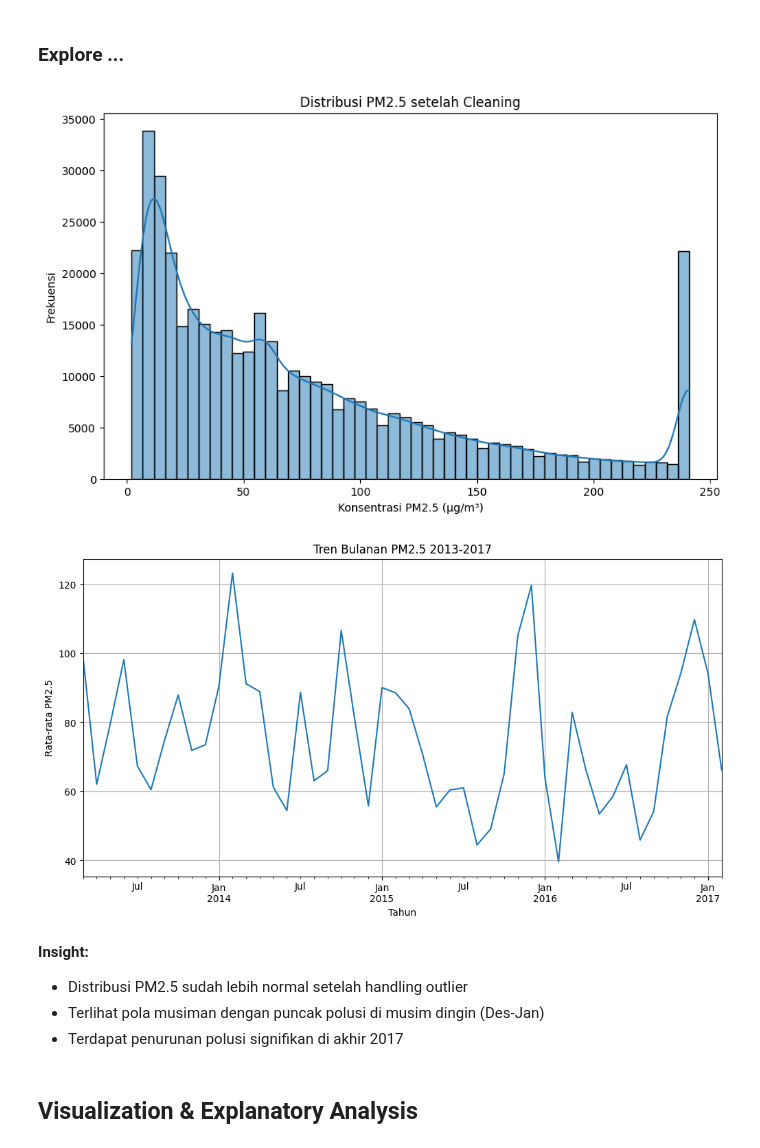
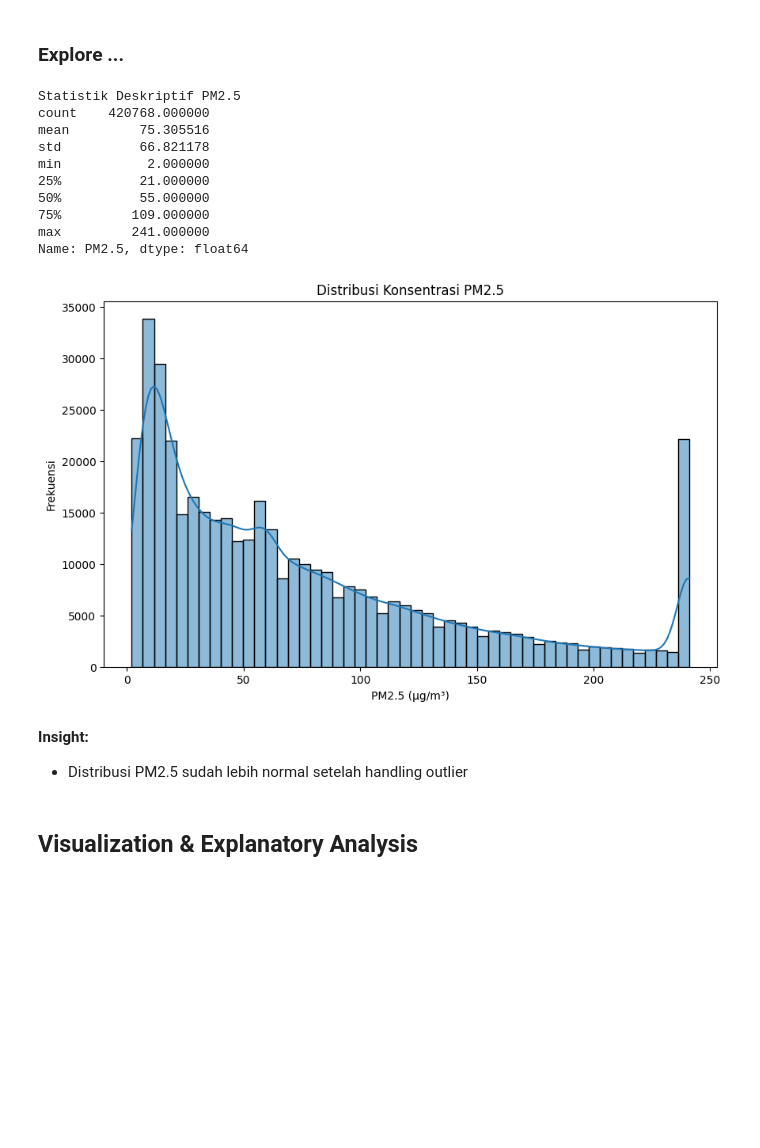
Before and after one commit to MFavianZaahir/Analisis-Data-Dengan-Python-Dicoding, a Jupyter notebook: Proyek_Analisis_Data.ipynb, the cells around one changed output. Drawn from its saved outputs; the diff is of its cells as text; code cells hidden in the pictures; blank space fills up the shorter version.

```diff
--- a/Proyek_Analisis_Data.ipynb
+++ b/Proyek_Analisis_Data.ipynb
@@ -156,0 +180,19 @@ Data setelah cleaning:
+# %%
+def cap_outliers(df, col, max_threshold):
+    df[col] = np.where(df[col] > max_threshold, max_threshold, df[col])
+    return df
+
+clean_df = cap_outliers(clean_df, 'PM2.5', 300)
+clean_df = cap_outliers(clean_df, 'PM10', 500)
+clean_df = cap_outliers(clean_df, 'SO2', 100)
+clean_df = cap_outliers(clean_df, 'O3', 200)
+clean_df = cap_outliers(clean_df, 'CO', 5000)
+# %%
+if isinstance(clean_df, tuple):
+    clean_df = clean_df[0]
+
+clean_df = clean_df.dropna(subset=['date'])
+
+clean_df['year'] = clean_df['date'].dt.year
+clean_df['month'] = clean_df['date'].dt.month
+clean_df['day'] = clean_df['date'].dt.day
@@ -156,0 +227,3 @@ Data setelah cleaning:
+# %%
+clean_df.dropna(inplace=True)
+print(clean_df.isnull().sum())
@@ -164,30 +256,35 @@ Data setelah cleaning:
 ## Exploratory Data Analysis (EDA)
 # %% [markdown]
 ### Explore ...
+# %%
+print("Statistik Deskriptif PM2.5")
+print(clean_df['PM2.5'].describe())
+# %% [output]
+Statistik Deskriptif PM2.5
+count    420768.000000
+mean         75.305516
+std          66.821178
+min           2.000000
+25%          21.000000
+50%          55.000000
+75%         109.000000
+max         241.000000
+Name: PM2.5, dtype: float64
 # %%
-plt.figure(figsize=(10,6))
+import matplotlib.pyplot as plt
+import seaborn as sns
+
+plt.figure(figsize=(10, 6))
 sns.histplot(clean_df['PM2.5'], bins=50, kde=True)
-plt.title('Distribusi PM2.5 setelah Cleaning')
-plt.xlabel('Konsentrasi PM2.5 (µg/m³)')
+plt.title('Distribusi Konsentrasi PM2.5')
+plt.xlabel('PM2.5 (µg/m³)')
 plt.ylabel('Frekuensi')
 plt.show()
-
-monthly_pm = clean_df.resample('M', on='date')['PM2.5'].mean()
-plt.figure(figsize=(12,6))
-monthly_pm.plot()
-plt.title('Tren Bulanan PM2.5 2013-2017')
-plt.xlabel('Tahun')
-plt.ylabel('Rata-rata PM2.5')
-plt.grid(True)
-plt.show()
 # %% [output]
-[figure, old version]
+[figure, new version]
-[figure, removed]
 # %% [markdown]
 **Insight:**
 - Distribusi PM2.5 sudah lebih normal setelah handling outlier
-- Terlihat pola musiman dengan puncak polusi di musim dingin (Des-Jan)
-- Terdapat penurunan polusi signifikan di akhir 2017
 # %% [markdown]
 ## Visualization & Explanatory Analysis
 # %% [markdown]
```
Also changed, not shown: parts of 19 cells of this notebook, 1 other file.
